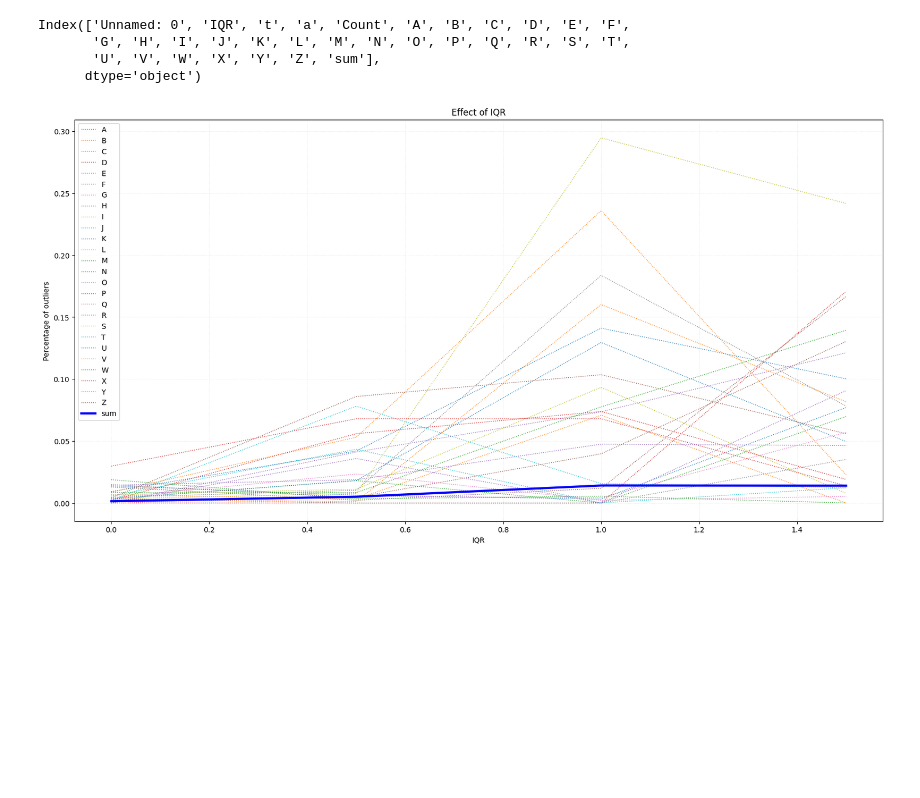
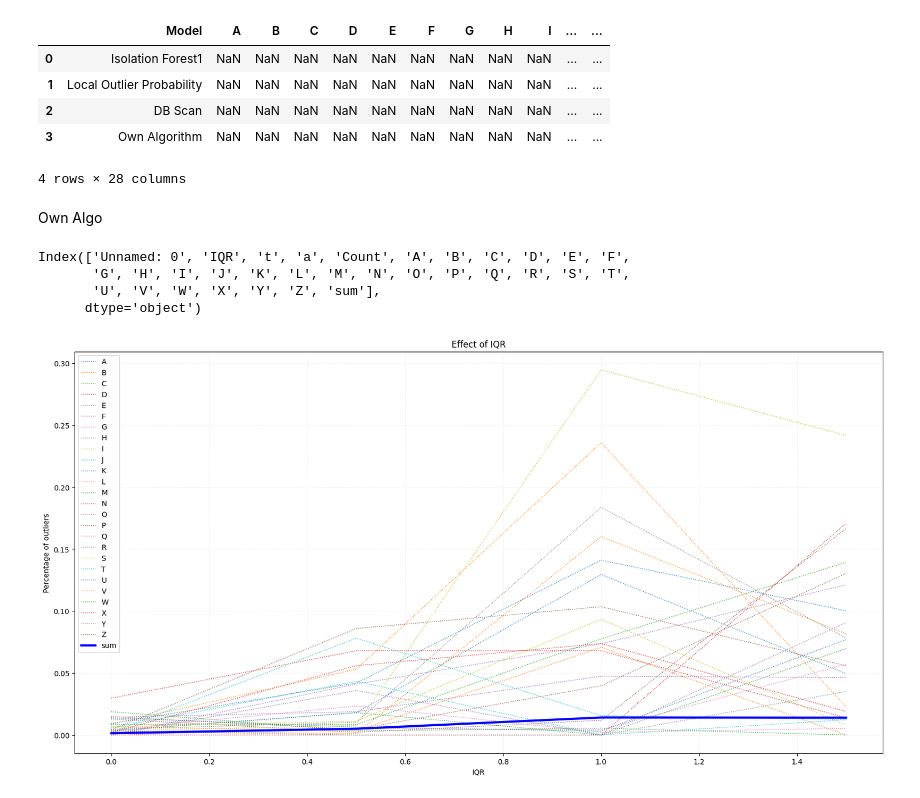
Before and after one commit to mmlein/KDDM2, a Jupyter notebook: src/06_results/effect_hyperparameter.ipynb, the cells around one changed output. Cells and saved outputs as stored; diff of their text form; code cells hidden in the pictures; blank space fills up the shorter version.

```diff
--- a/src/06_results/effect_hyperparameter.ipynb
+++ b/src/06_results/effect_hyperparameter.ipynb
@@ -6,0 +130,12 @@ import pandas as pd
+# %%
+percentages_columns = alphabet + ["Total"]
+percentages.loc[results["Model"]=="Isolation Forest1", percentages_columns]  = list(iso_for.loc[iso_for["accuracy"].idxmax(), percentages_columns])
+percentages.loc[results["Model"]=="Isolation Forest1", percentages_columns]  = list(iso_for.loc[iso_for["f1"].idxmax(), percentages_columns])
+percentages
+# %% [output]
+|  | Model | A | B | C | D | E | F | G | H | I | ... | ... |
+| 0 | Isolation Forest1 | NaN | NaN | NaN | NaN | NaN | NaN | NaN | NaN | NaN | ... | ... |
+| 1 | Local Outlier Probability | NaN | NaN | NaN | NaN | NaN | NaN | NaN | NaN | NaN | ... | ... |
+| 2 | DB Scan | NaN | NaN | NaN | NaN | NaN | NaN | NaN | NaN | NaN | ... | ... |
+| 3 | Own Algorithm | NaN | NaN | NaN | NaN | NaN | NaN | NaN | NaN | NaN | ... | ... |
+4 rows × 28 columns
@@ -7,3 +157,5 @@ import pandas as pd
+# %% [markdown]
+Own Algo
 # %%
 path = "C:/Users/dt/Documents/CodingProjects/kddm2/Results 4,16%/results_own_algo_hyper_para_3std_4_16%.csv"
 
```
Also changed, not shown: parts of 13 cells of this notebook, 1 other file.
